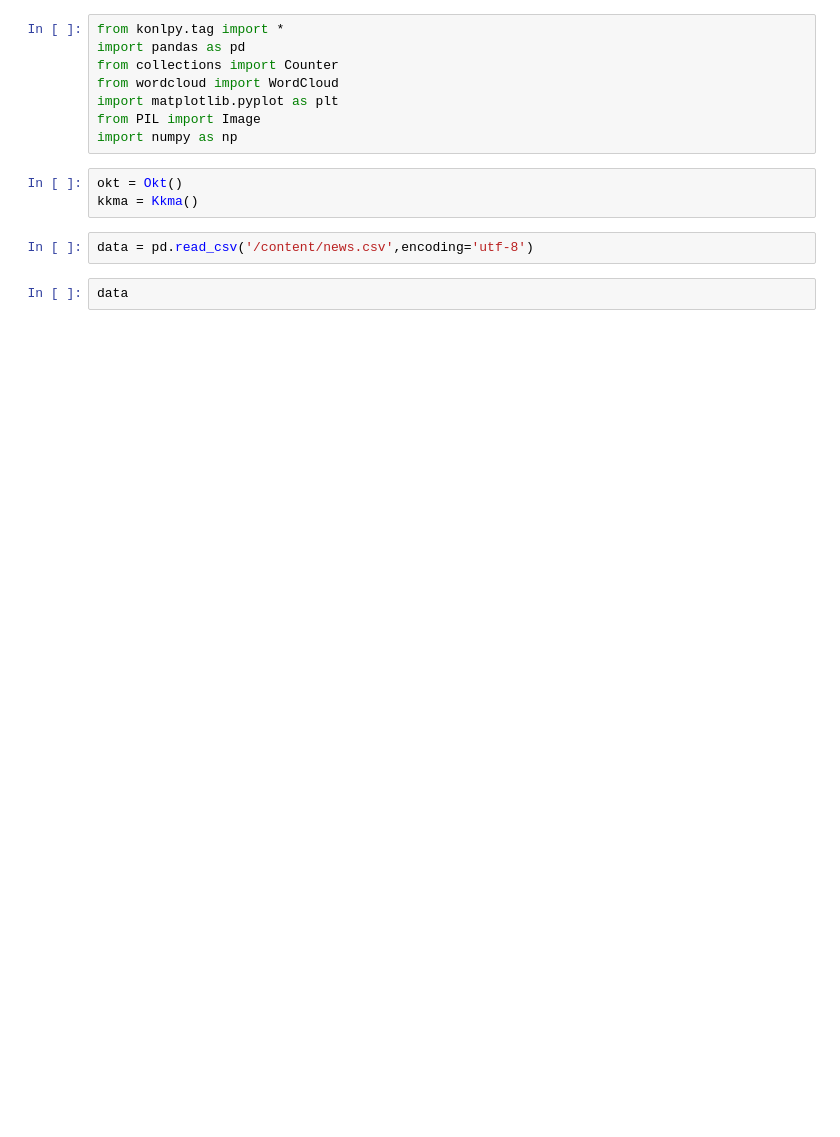
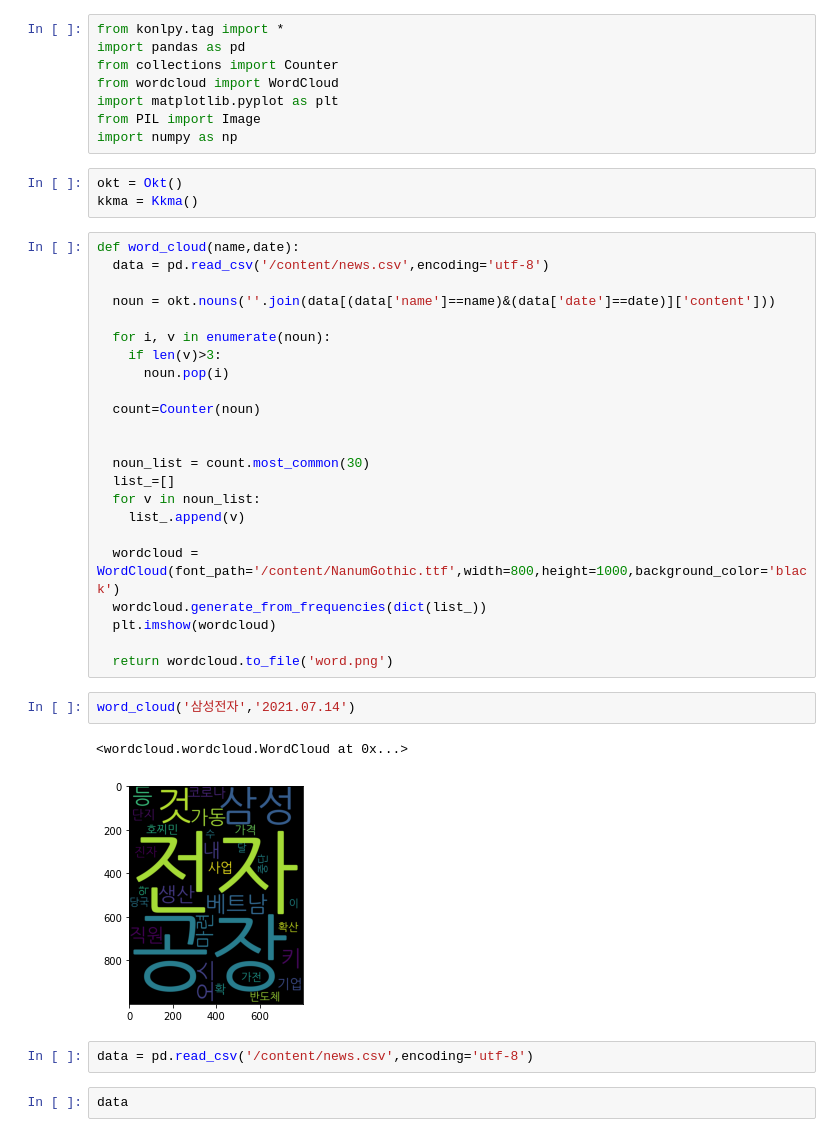
Before and after one commit to johnny9210/Stock, a Jupyter notebook: Stock_nlp.ipynb, the cells around one changed output. Cells and saved outputs as stored; diff of their text form; blank space fills up the shorter version.

```diff
--- a/Stock_nlp.ipynb
+++ b/Stock_nlp.ipynb
@@ -31,6 +31,34 @@ import numpy as np
 # %%
 okt = Okt()
 kkma = Kkma()
+# %%
+def word_cloud(name,date):
+  data = pd.read_csv('/content/news.csv',encoding='utf-8')
+
+  noun = okt.nouns(''.join(data[(data['name']==name)&(data['date']==date)]['content']))
+
+  for i, v in enumerate(noun):
+    if len(v)>3:
+      noun.pop(i)
+
+  count=Counter(noun)
+
+
+  noun_list = count.most_common(30)
+  list_=[]
+  for v in noun_list:
+    list_.append(v)
+
+  wordcloud = WordCloud(font_path='/content/NanumGothic.ttf',width=800,height=1000,background_color='black')
+  wordcloud.generate_from_frequencies(dict(list_))
+  plt.imshow(wordcloud)
+
+  return wordcloud.to_file('word.png')
+# %%
+word_cloud('삼성전자','2021.07.14')
+# %% [output]
+<wordcloud.wordcloud.WordCloud at 0x...>
+[figure, added]
 # %%
 data = pd.read_csv('/content/news.csv',encoding='utf-8')
 # %%
```
Also changed, not shown: parts of 13 cells of this notebook.
